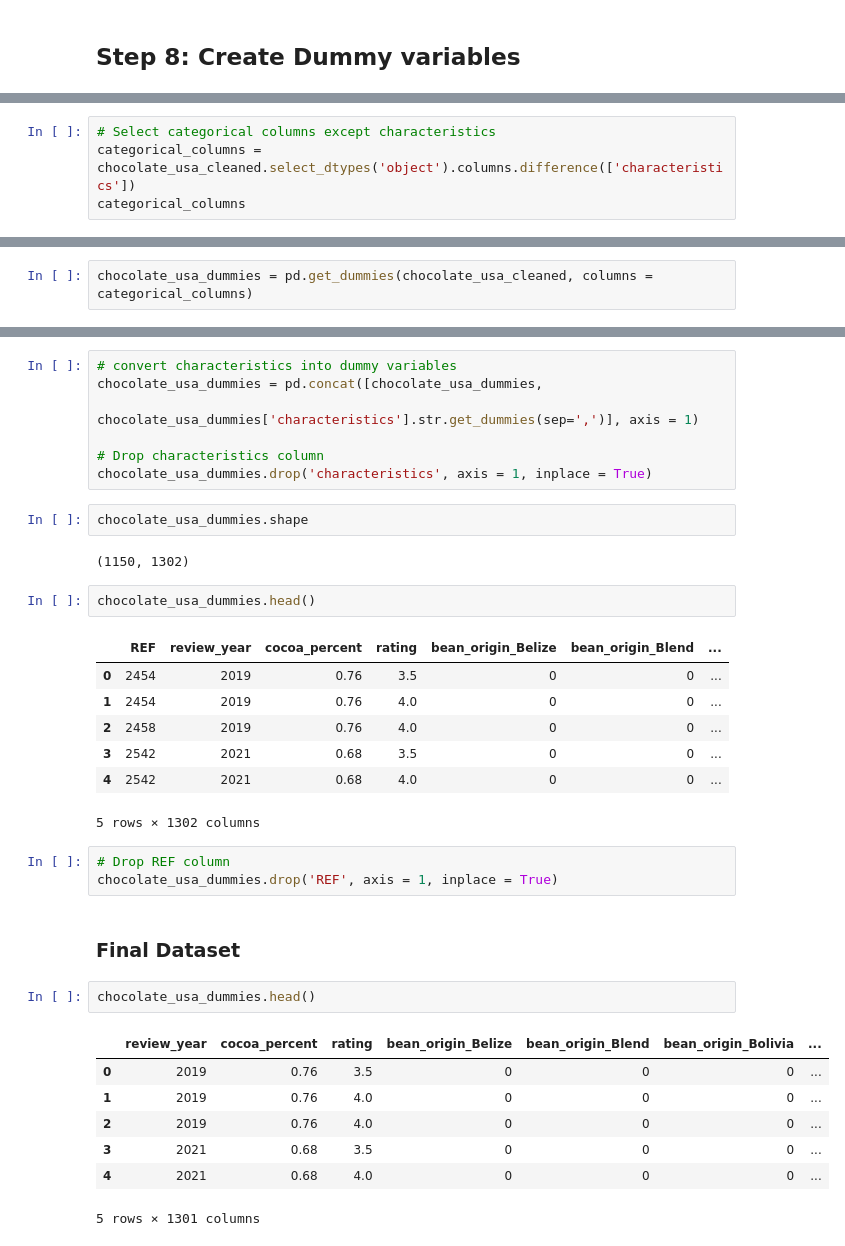
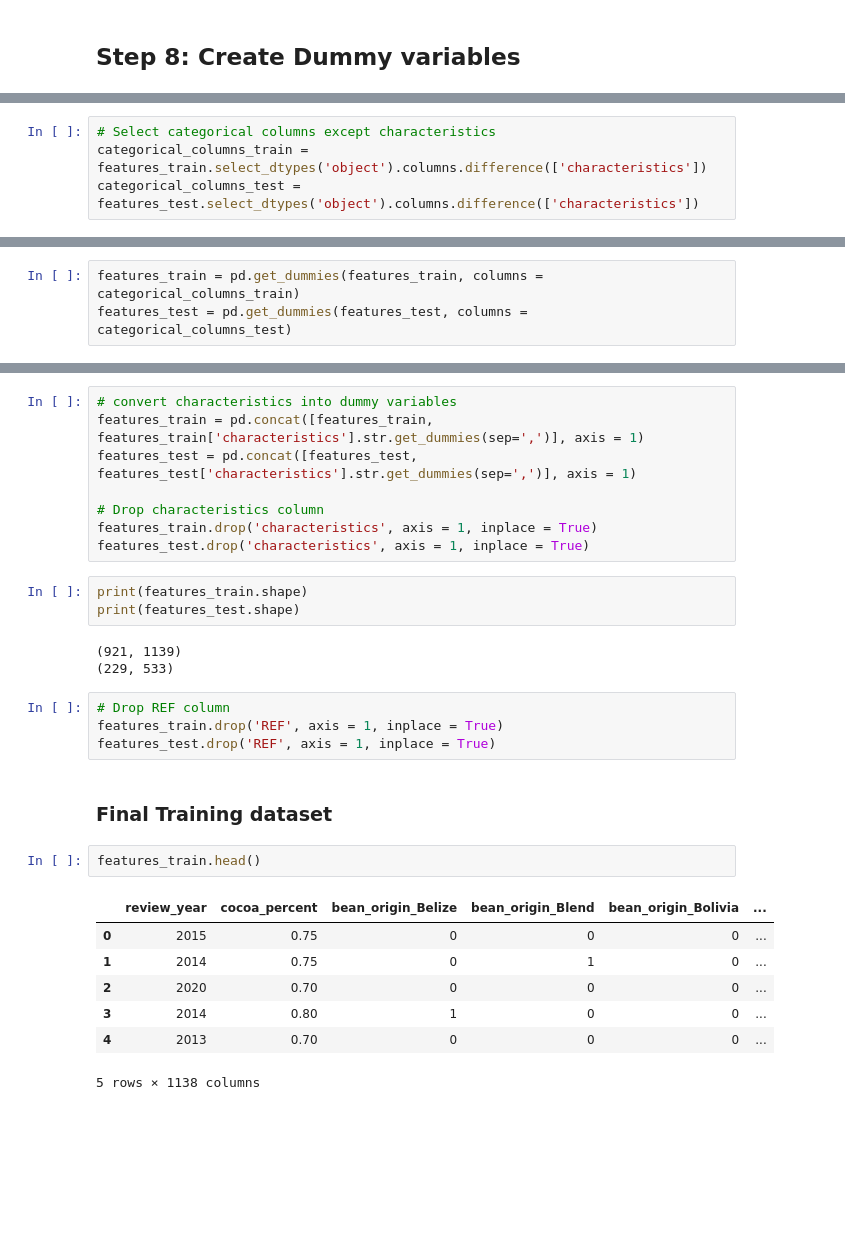
Before and after one commit to cableredi/BellevueUniv_MDS, a Jupyter notebook: DSC550/Term Paper/Chocolate_CableKimberly.ipynb, the cells around one changed output, grey strips where cells are left out. Saved outputs shown, nothing was run; the diff lists cells and outputs as text; blank space fills up the shorter version.

```diff
--- a/DSC550/Term Paper/Chocolate_CableKimberly.ipynb
+++ b/DSC550/Term Paper/Chocolate_CableKimberly.ipynb
@@ -727,4 +757,4 @@ chocolate_usa_cleaned.shape
 # %%
 # Select categorical columns except characteristics
-categorical_columns = chocolate_usa_cleaned.select_dtypes('object').columns.difference(['characteristics'])
-categorical_columns
+categorical_columns_train = features_train.select_dtypes('object').columns.difference(['characteristics'])
+categorical_columns_test = features_test.select_dtypes('object').columns.difference(['characteristics'])
@@ -735,3 +761,4 @@ Index(['bean_origin', 'city', 'company', 'ingredients', 'specific_bean_origin',
 # %%
-chocolate_usa_dummies = pd.get_dummies(chocolate_usa_cleaned, columns = categorical_columns)
+features_train = pd.get_dummies(features_train, columns = categorical_columns_train)
+features_test = pd.get_dummies(features_test, columns = categorical_columns_test)
 # %%
@@ -741,36 +770,30 @@ chocolate_usa_dummies.shape
 # %%
 # convert characteristics into dummy variables
-chocolate_usa_dummies = pd.concat([chocolate_usa_dummies,
-                                  chocolate_usa_dummies['characteristics'].str.get_dummies(sep=',')], axis = 1)
+features_train = pd.concat([features_train, features_train['characteristics'].str.get_dummies(sep=',')], axis = 1)
+features_test = pd.concat([features_test, features_test['characteristics'].str.get_dummies(sep=',')], axis = 1)
 
 # Drop characteristics column
-chocolate_usa_dummies.drop('characteristics', axis = 1, inplace = True)
+features_train.drop('characteristics', axis = 1, inplace = True)
+features_test.drop('characteristics', axis = 1, inplace = True)
 # %%
-chocolate_usa_dummies.shape
+print(features_train.shape)
+print(features_test.shape)
 # %% [output]
-(1150, 1302)
+(921, 1139)
+(229, 533)
-# %%
-chocolate_usa_dummies.head()
-# %% [output]
-|  | REF | review_year | cocoa_percent | rating | bean_origin_Belize | bean_origin_Blend | ... |
-| 0 | 2454 | 2019 | 0.76 | 3.5 | 0 | 0 | ... |
-| 1 | 2454 | 2019 | 0.76 | 4.0 | 0 | 0 | ... |
-| 2 | 2458 | 2019 | 0.76 | 4.0 | 0 | 0 | ... |
-| 3 | 2542 | 2021 | 0.68 | 3.5 | 0 | 0 | ... |
-| 4 | 2542 | 2021 | 0.68 | 4.0 | 0 | 0 | ... |
-5 rows × 1302 columns
 # %%
 # Drop REF column
-chocolate_usa_dummies.drop('REF', axis = 1, inplace = True)
+features_train.drop('REF', axis = 1, inplace = True)
+features_test.drop('REF', axis = 1, inplace = True)
 # %% [markdown]
-### Final Dataset
+### Final Training dataset
 # %%
-chocolate_usa_dummies.head()
+features_train.head()
 # %% [output]
-|  | review_year | cocoa_percent | rating | bean_origin_Belize | bean_origin_Blend | bean_origin_Bolivia | ... |
-| 0 | 2019 | 0.76 | 3.5 | 0 | 0 | 0 | ... |
-| 1 | 2019 | 0.76 | 4.0 | 0 | 0 | 0 | ... |
-| 2 | 2019 | 0.76 | 4.0 | 0 | 0 | 0 | ... |
-| 3 | 2021 | 0.68 | 3.5 | 0 | 0 | 0 | ... |
-| 4 | 2021 | 0.68 | 4.0 | 0 | 0 | 0 | ... |
+|  | review_year | cocoa_percent | bean_origin_Belize | bean_origin_Blend | bean_origin_Bolivia | ... |
+| 0 | 2015 | 0.75 | 0 | 0 | 0 | ... |
+| 1 | 2014 | 0.75 | 0 | 1 | 0 | ... |
+| 2 | 2020 | 0.70 | 0 | 0 | 0 | ... |
+| 3 | 2014 | 0.80 | 1 | 0 | 0 | ... |
+| 4 | 2013 | 0.70 | 0 | 0 | 0 | ... |
-5 rows × 1301 columns
+5 rows × 1138 columns
```
Also changed, not shown: parts of 53 cells of this notebook.
